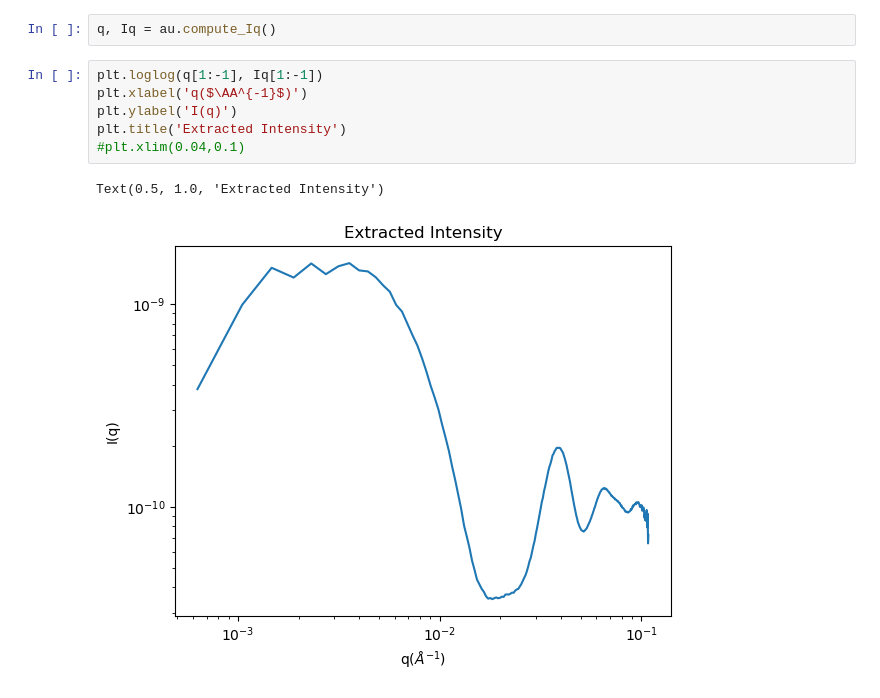
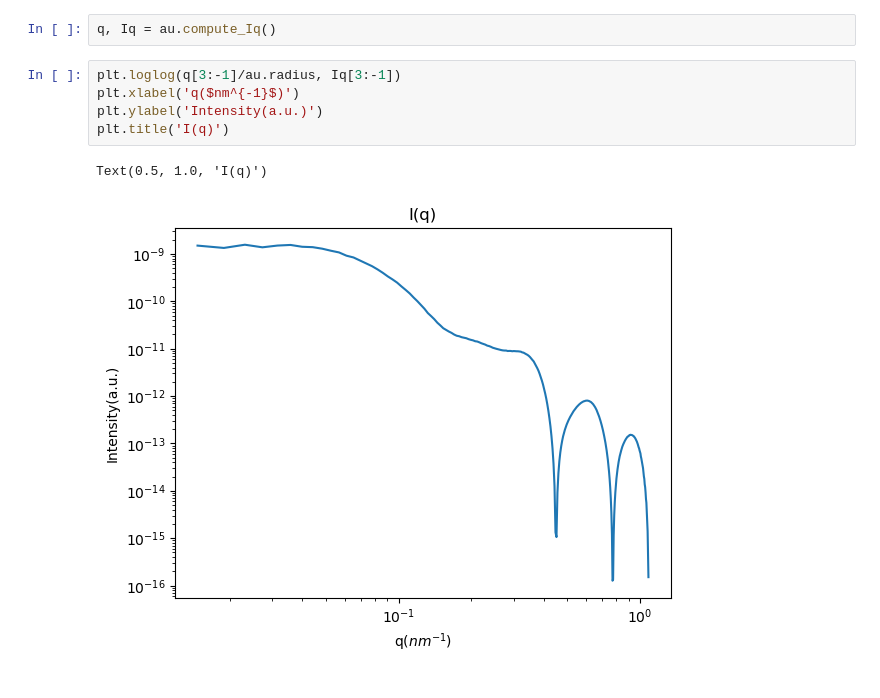
Before and after one commit to hansoncjc/gsd2sas, a Jupyter notebook: examples/Sphere.ipynb, the cells around one changed output. Cells and saved outputs as stored; diff of their text form.

```diff
--- a/examples/Sphere.ipynb
+++ b/examples/Sphere.ipynb
@@ -53,11 +53,10 @@ plt.yscale('log')
 # %%
 q, Iq = au.compute_Iq()
 # %%
-plt.loglog(q[1:-1], Iq[1:-1])
-plt.xlabel('q($\AA^{-1}$)')
-plt.ylabel('I(q)')
-plt.title('Extracted Intensity')
-#plt.xlim(0.04,0.1)
+plt.loglog(q[3:-1]/au.radius, Iq[3:-1])
+plt.xlabel('q($nm^{-1}$)')
+plt.ylabel('Intensity(a.u.)')
+plt.title('I(q)')
 # %% [output]
-Text(0.5, 1.0, 'Extracted Intensity')
+Text(0.5, 1.0, 'I(q)')
-[figure, old version]
+[figure, new version]
```
Also changed, not shown: parts of 6 cells of this notebook, 1 other file.
